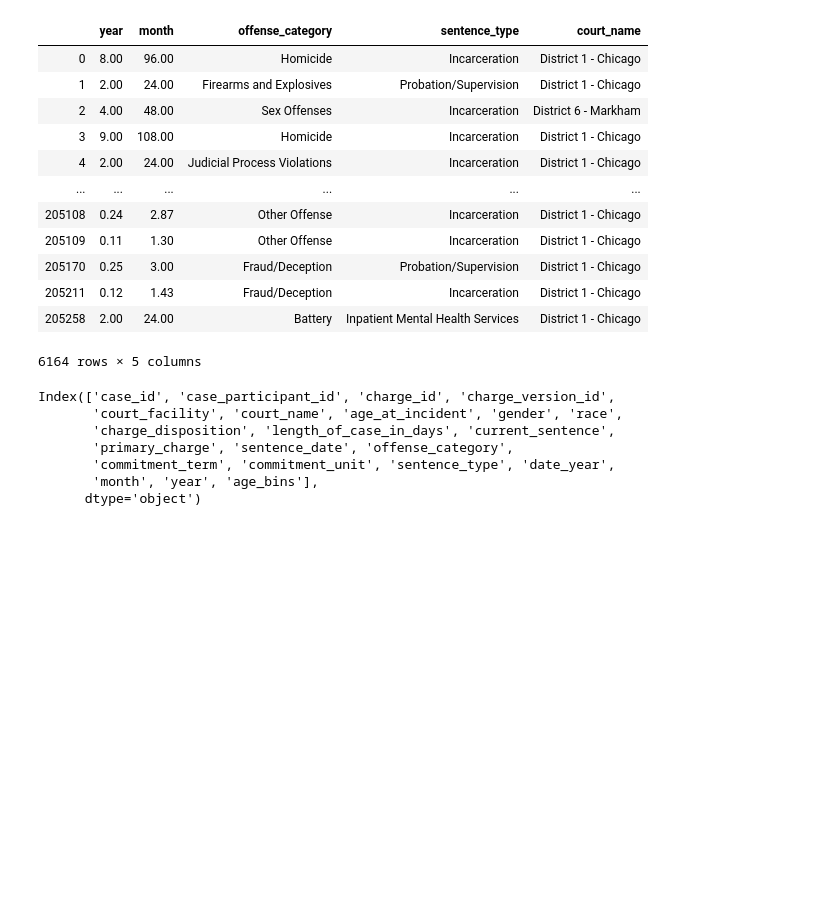
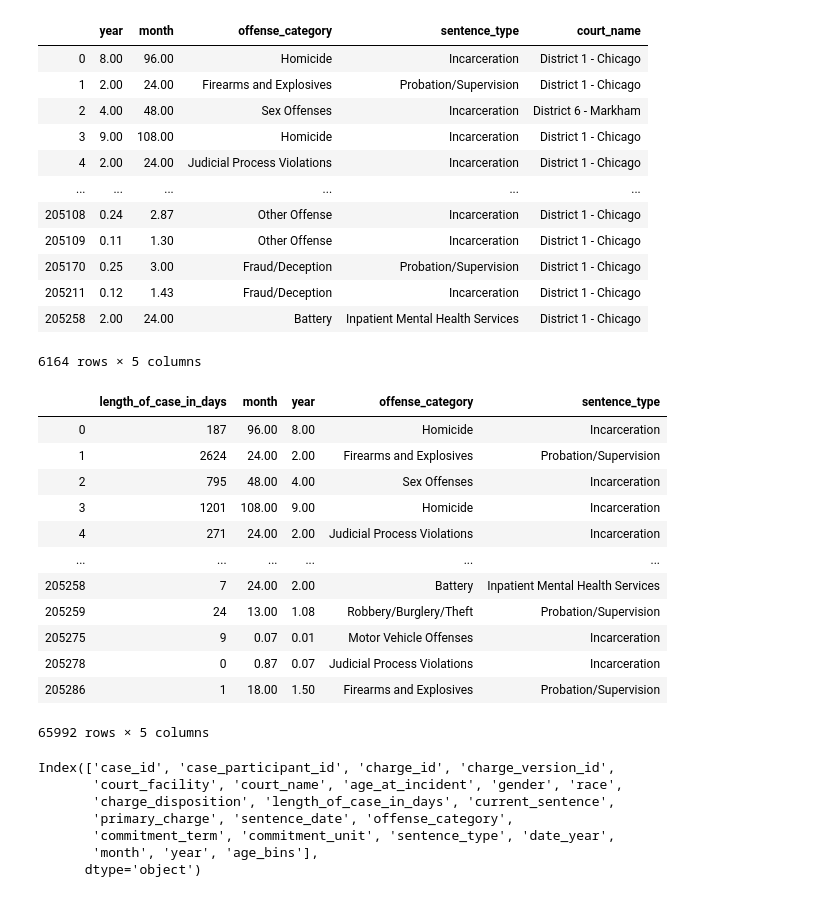
Before and after one commit to cckuqui/CCSAO-Sentencing, a Jupyter notebook: Back-end/new.ipynb, the cells around one changed output. Saved outputs shown, nothing was run; the diff lists cells and outputs as text; code cells hidden in the pictures; blank space fills up the shorter version.

Commit message:
length data in json and queries

```diff
--- a/Back-end/new.ipynb
+++ b/Back-end/new.ipynb
@@ -1387,3 +1387,19 @@ where s.month !=0;'
 # %%
 boxplot_offense = pd.read_sql_query(query2,con=engine)
 boxplot_offense.to_json('../data/boxplot_offense.json')
+# %%
+data[['length_of_case_in_days','month','year','offense_category','sentence_type']].loc[data.month != 0].drop_duplicates()
+# %% [output]
+|  | length_of_case_in_days | month | year | offense_category | sentence_type |
+| 0 | 187 | 96.00 | 8.00 | Homicide | Incarceration |
+| 1 | 2624 | 24.00 | 2.00 | Firearms and Explosives | Probation/Supervision |
+| 2 | 795 | 48.00 | 4.00 | Sex Offenses | Incarceration |
+| 3 | 1201 | 108.00 | 9.00 | Homicide | Incarceration |
+| 4 | 271 | 24.00 | 2.00 | Judicial Process Violations | Incarceration |
+| ... | ... | ... | ... | ... | ... |
+| 205258 | 7 | 24.00 | 2.00 | Battery | Inpatient Mental Health Services |
+| 205259 | 24 | 13.00 | 1.08 | Robbery/Burglery/Theft | Probation/Supervision |
+| 205275 | 9 | 0.07 | 0.01 | Motor Vehicle Offenses | Incarceration |
+| 205278 | 0 | 0.87 | 0.07 | Judicial Process Violations | Incarceration |
+| 205286 | 1 | 18.00 | 1.50 | Firearms and Explosives | Probation/Supervision |
+65992 rows × 5 columns
```
Also changed, not shown: parts of 4 cells of this notebook, 3 other files.
